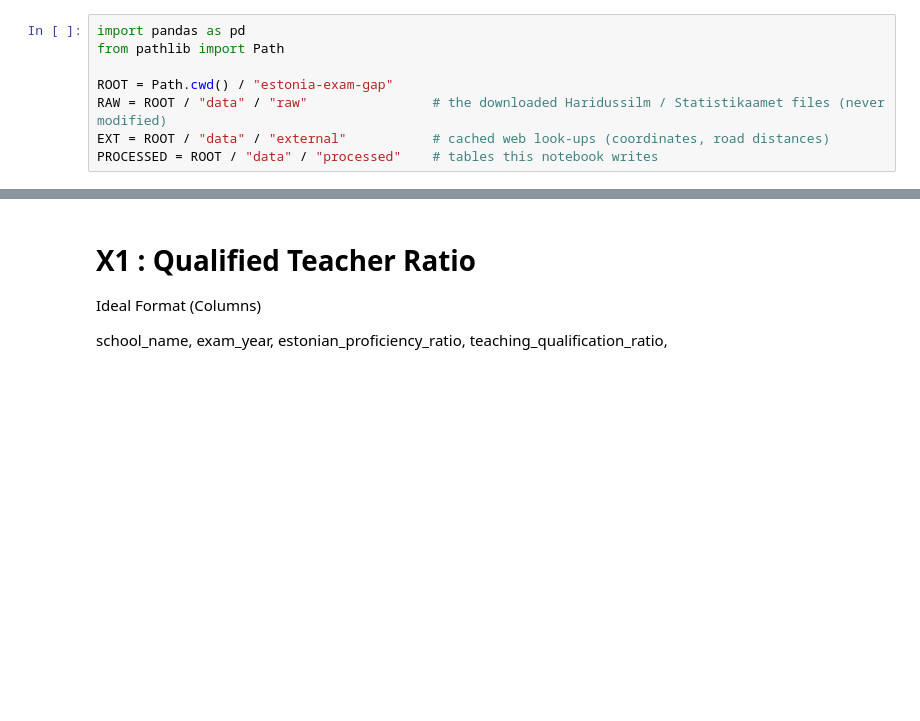
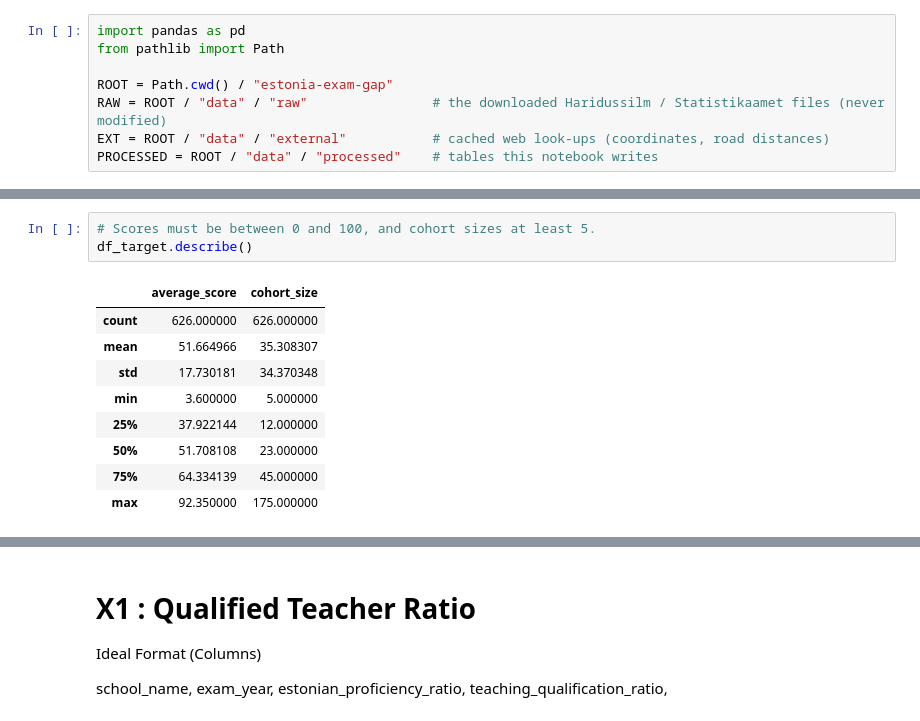
Before and after one commit to valpar/estonia-exam-gap, a Jupyter notebook: notebooks/Features.ipynb, the cells around one changed output, grey strips where cells are left out. Cells and saved outputs as stored; diff of their text form; blank space fills up the shorter version.

```diff
--- a/notebooks/Features.ipynb
+++ b/notebooks/Features.ipynb
@@ -12,0 +194,13 @@ fatal: destination path 'estonia-exam-gap' already exists and is not an empty di
+# %%
+# Scores must be between 0 and 100, and cohort sizes at least 5.
+df_target.describe()
+# %% [output]
+|  | average_score | cohort_size |
+| count | 626.000000 | 626.000000 |
+| mean | 51.664966 | 35.308307 |
+| std | 17.730181 | 34.370348 |
+| min | 3.600000 | 5.000000 |
+| 25% | 37.922144 | 12.000000 |
+| 50% | 51.708108 | 23.000000 |
+| 75% | 64.334139 | 45.000000 |
+| max | 92.350000 | 175.000000 |
```
Also changed, not shown: parts of 20 cells of this notebook.
